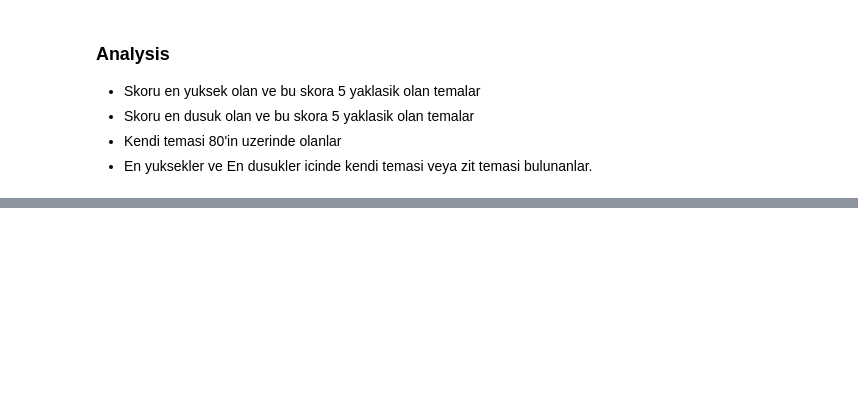
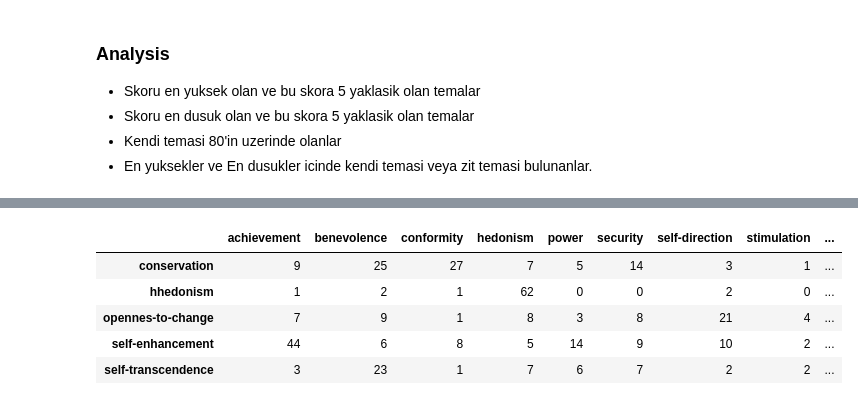
Before and after one commit to suyunu/semi-supervised-nmf, a Jupyter notebook: Leave-One-Out-v2.ipynb, the cells around one changed output, grey strips where cells are left out. Cells and saved outputs as stored; diff of their text form; code cells hidden in the pictures; blank space fills up the shorter version.

```diff
--- a/Leave-One-Out-v2.ipynb
+++ b/Leave-One-Out-v2.ipynb
@@ -313,0 +421,29 @@ df.head()
+# %%
+groupMaxTheme = dict(((s, dict(((s, 0) for s in schwartz))) for s in schwartz))
+groupMinTheme = dict(((s, dict(((s, 0) for s in schwartz))) for s in schwartz))
+
+groupMaxHier = dict(((s, dict(((s, 0) for s in list(schwartz_hier.keys())))) for s in schwartz))
+groupMinHier = dict(((s, dict(((s, 0) for s in list(schwartz_hier.keys())))) for s in schwartz))
+
+hierGroupMaxHier = dict(((s, dict(((s, 0) for s in list(schwartz_hier.keys())))) for s in list(schwartz_hier.keys())))
+hierGroupMinHier = dict(((s, dict(((s, 0) for s in list(schwartz_hier.keys())))) for s in list(schwartz_hier.keys())))
+
+for idx, row in df2.iterrows():
+    theme = row['theme']
+    for mx_theme in row['max_themes_th'+str(max_th)]:
+        groupMaxTheme[theme][mx_theme[0]] += 1
+        groupMaxHier[theme][schwartz_hier_pos[mx_theme[0]]] += 1
+        hierGroupMaxHier[schwartz_hier_pos[theme]][schwartz_hier_pos[mx_theme[0]]] += 1
+    for mn_theme in row['min_themes_th'+str(min_th)]:
+        groupMinTheme[theme][mn_theme[0]] += 1
+        groupMinHier[theme][schwartz_hier_pos[mn_theme[0]]] += 1
+        hierGroupMinHier[schwartz_hier_pos[theme]][schwartz_hier_pos[mn_theme[0]]] += 1
+# %%
+pd.DataFrame(groupMaxHier)
+# %% [output]
+|  | achievement | benevolence | conformity | hedonism | power | security | self-direction | stimulation | ... |
+| conservation | 9 | 25 | 27 | 7 | 5 | 14 | 3 | 1 | ... |
+| hhedonism | 1 | 2 | 1 | 62 | 0 | 0 | 2 | 0 | ... |
+| opennes-to-change | 7 | 9 | 1 | 8 | 3 | 8 | 21 | 4 | ... |
+| self-enhancement | 44 | 6 | 8 | 5 | 14 | 9 | 10 | 2 | ... |
+| self-transcendence | 3 | 23 | 1 | 7 | 6 | 7 | 2 | 2 | ... |
```
Also changed, not shown: parts of 10 cells of this notebook, 3 other files.
